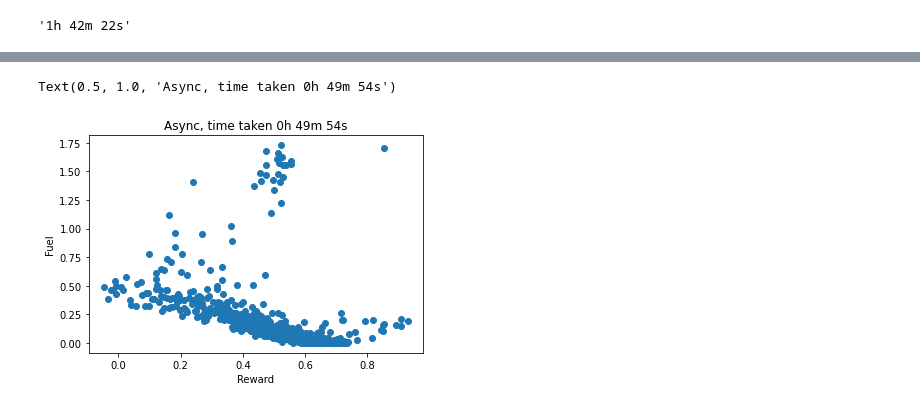
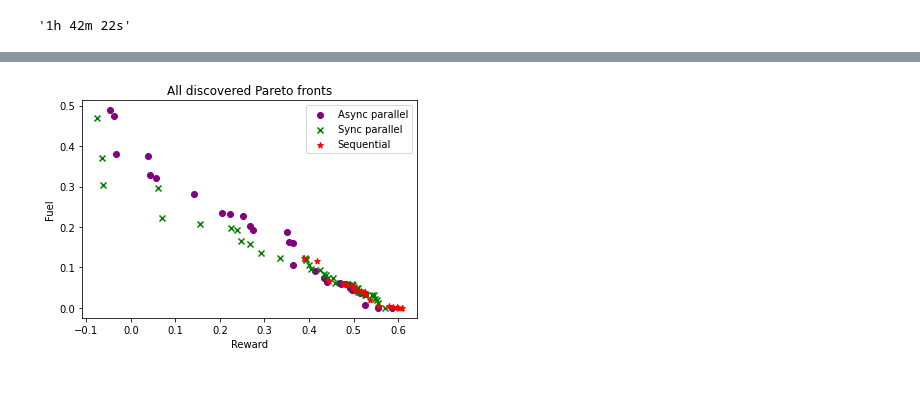
Before and after one commit to apaleyes/trieste, a Jupyter notebook: docs/notebooks/hippo_lander_plots.ipynb, the cells around one changed output, grey strips where cells are left out. Cells and saved outputs as stored; diff of their text form; code cells hidden in the pictures.

```diff
--- a/docs/notebooks/hippo_lander_plots.ipynb
+++ b/docs/notebooks/hippo_lander_plots.ipynb
@@ -33,7 +39,7 @@ with open('mo_lp/lunar_lander/async_time.txt') as f:
 with open('mo_lp/lunar_lander/sync_time.txt') as f:
     sync_time = float(f.readline())
 
-with open('mo_lp/lunar_lander/ehvi_time.txt') as f:
+with open('mo_lp/lunar_lander/ehvi_500_time.txt') as f:
     ehvi_time = float(f.readline())
 # %%
 get_time_string(ehvi_time)
@@ -42,14 +52,23 @@ get_time_string(ehvi_time)
 # %%
-plot_mobo_points_in_obj_space(async_observations,
+_, _, async_pareto = plot_mobo_points_in_obj_space(async_observations,
                               title=f"Async, time taken {get_time_string(async_time)}",
-                              only_plot_pareto=True,
-                              c_pareto='green');
-plot_mobo_points_in_obj_space(sync_observations,
+                              xlabel="Reward", ylabel="Fuel",
+                              m_init="o", m_add="o",
+                              c_pass='#3CB04340',
+                              c_pareto='purple');
+plt.savefig("mo_lp/lunar_lander/async.pdf")
+_, _, sync_pareto = plot_mobo_points_in_obj_space(sync_observations,
                               title=f"Sync, time taken {get_time_string(sync_time)}",
-                              only_plot_pareto=True,
-                              c_pareto='blue');
-plot_mobo_points_in_obj_space(ehvi_observations,
+                              xlabel="Reward", ylabel="Fuel",
+                              m_init="o", m_add="o",
+                              c_pass='#3CB04340',
+                              c_pareto='purple');
+plt.savefig("mo_lp/lunar_lander/sync.pdf")
+_, _, ehvi_pareto = plot_mobo_points_in_obj_space(ehvi_observations,
                               title=f"Sequential, time taken {get_time_string(ehvi_time)}",
-                              only_plot_pareto=True,
-                              c_pareto='red');
+                              xlabel="Reward", ylabel="Fuel",
+                              m_init="o", m_add="o",
+                              c_pass='#3CB04340',
+                              c_pareto='purple');
+plt.savefig("mo_lp/lunar_lander/ehvi.pdf")
 # %% [output]
@@ -58,0 +78,8 @@ plot_mobo_points_in_obj_space(ehvi_observations,
+# %%
+_, _, ehvi_pareto = plot_mobo_points_in_obj_space(ehvi_observations,
+                              title=f"Sequential, time taken {get_time_string(ehvi_time)}",
+                              xlabel="Reward", ylabel="Fuel",
+                              m_init="o", m_add="o",
+                              c_pass='#3CB04340',
+                              c_pareto='purple');
+plt.savefig("mo_lp/lunar_lander/ehvi.pdf")
@@ -59,8 +88,11 @@ plot_mobo_points_in_obj_space(ehvi_observations,
 # %%
-plt.scatter(async_observations[:1000,0], async_observations[:1000,1])
+plt.scatter(async_pareto[:, 0], async_pareto[:, 1], c="purple", marker="o", label="Async parallel")
+plt.scatter(sync_pareto[:, 0], sync_pareto[:, 1], c="green", marker="x", label="Sync parallel")
+plt.scatter(ehvi_pareto[:, 0], ehvi_pareto[:, 1], c="red", marker="*", label="Sequential")
 plt.xlabel("Reward")
 plt.ylabel("Fuel")
-plt.title(f"Async, time taken {get_time_string(async_time)}")
+plt.legend();
+plt.title("All discovered Pareto fronts")
+plt.savefig("mo_lp/lunar_lander/all_fronts.pdf")
 # %% [output]
-Text(0.5, 1.0, 'Async, time taken 0h 49m 54s')
-[figure, old version]
+[figure, new version]
```
Also changed, not shown: parts of 10 cells of this notebook, 8 other files.
